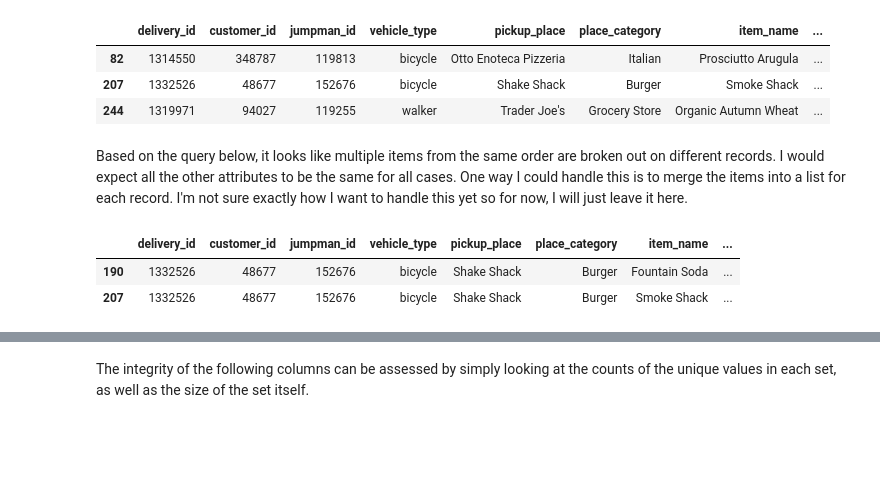
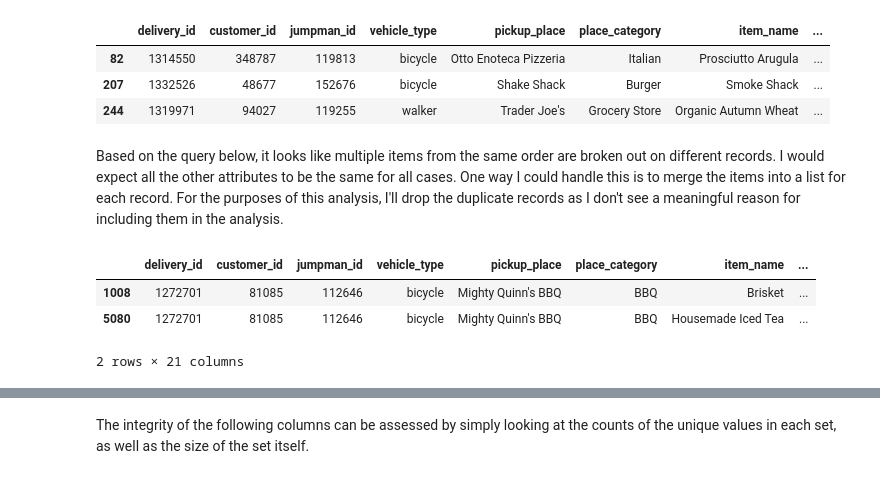
Before and after one commit to sstarkjr/PM_MarketAnalysis, a Jupyter notebook: Stephen_Stark_Jumpman23Analysis.ipynb, the cells around one changed output, grey strips where cells are left out. Cells and saved outputs as stored; diff of their text form; code cells hidden in the pictures; blank space fills up the shorter version.

```diff
--- a/Stephen_Stark_Jumpman23Analysis.ipynb
+++ b/Stephen_Stark_Jumpman23Analysis.ipynb
@@ -124,10 +124,12 @@ df[df['delivery_id'].duplicated()].head(3)
 | 207 | 1332526 | 48677 | 152676 | bicycle | Shake Shack | Burger | Smoke Shack | ... |
 | 244 | 1319971 | 94027 | 119255 | walker | Trader Joe's | Grocery Store | Organic Autumn Wheat | ... |
 # %% [markdown]
-Based on the query below, it looks like multiple items from the same order are broken out on different records. I would expect all the other attributes to be the same for all cases. One way I could handle this is to merge the items into a list for each record. I'm not sure exactly how I want to handle this yet so for now, I will just leave it here.
+Based on the query below, it looks like multiple items from the same order are broken out on different records. I would expect all the other attributes to be the same for all cases. One way I could handle this is to merge the items into a list for each record. For the purposes of this analysis, I'll drop the duplicate records as I don't see a meaningful reason for including them in the analysis.
-# %%
-df[df['delivery_id']==1332526]
-# %% [output]
-|  | delivery_id | customer_id | jumpman_id | vehicle_type | pickup_place | place_category | item_name | ... |
-| 190 | 1332526 | 48677 | 152676 | bicycle | Shake Shack | Burger | Fountain Soda | ... |
-| 207 | 1332526 | 48677 | 152676 | bicycle | Shake Shack | Burger | Smoke Shack | ... |
+# %%
+#sample duplicate row
+df[df['delivery_id']==1272701]
+# %% [output]
+|  | delivery_id | customer_id | jumpman_id | vehicle_type | pickup_place | place_category | item_name | ... |
+| 1008 | 1272701 | 81085 | 112646 | bicycle | Mighty Quinn's BBQ | BBQ | Brisket | ... |
+| 5080 | 1272701 | 81085 | 112646 | bicycle | Mighty Quinn's BBQ | BBQ | Housemade Iced Tea | ... |
+2 rows × 21 columns
```
Also changed, not shown: parts of 5 cells of this notebook.
